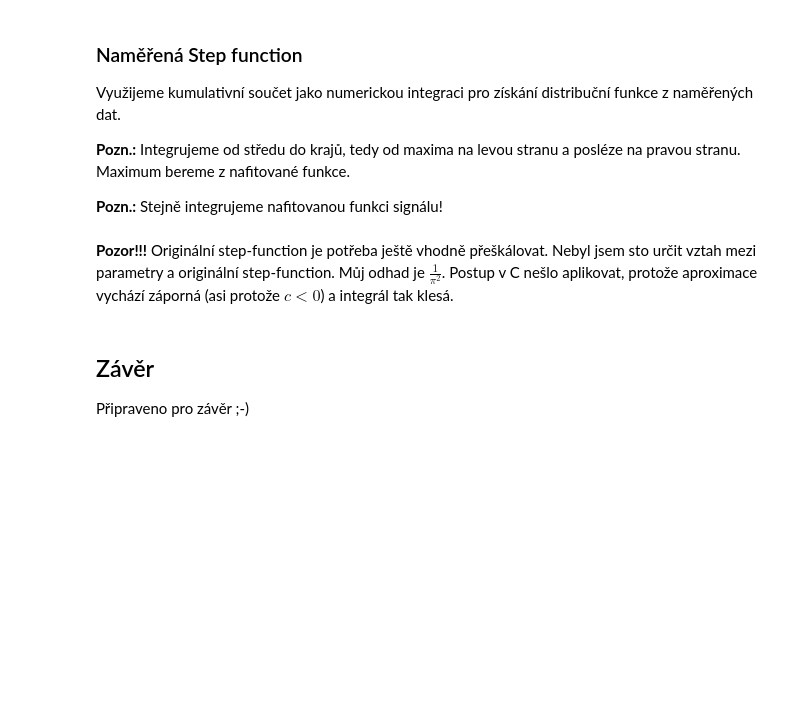
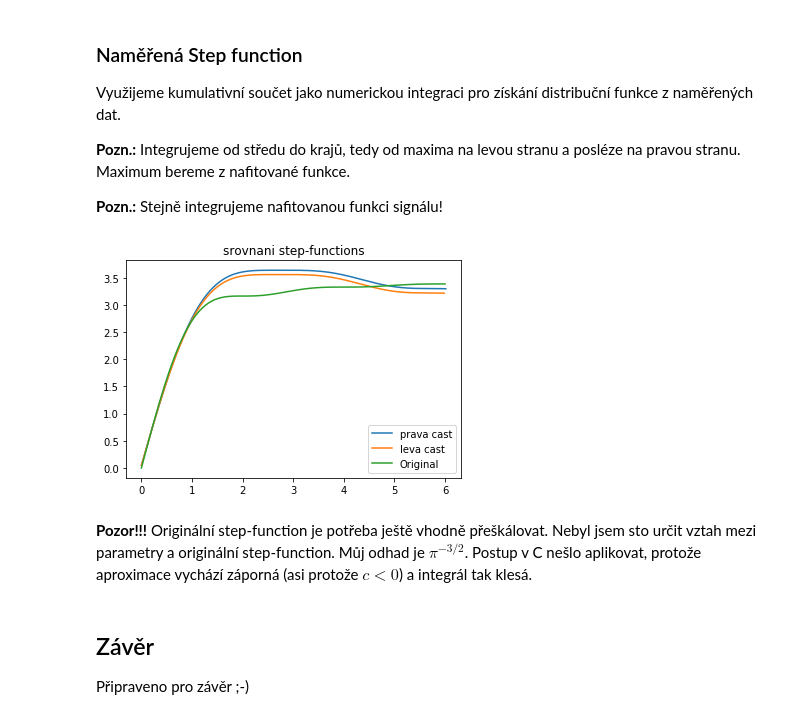
Before and after one commit to Tommekster/tyden-vedy-scintilator, a Jupyter notebook: stepfunction.ipynb, the cells around one changed output. Drawn from its saved outputs; the diff is of its cells as text; code cells hidden in the pictures; blank space fills up the shorter version.

```diff
--- a/stepfunction.ipynb
+++ b/stepfunction.ipynb
@@ -217,11 +254,13 @@ def plot_signal(sI):
 # %%
 plot_signal(sI_R);
 plot_signal(sI_L);
-plot_fn(lambda x: original_step_function(x)*b/(np.pi**2) , [1e-8, endPoint], 100);
+plot_fn(lambda x: original_step_function(x)*b/np.sqrt(np.pi**3) , [1e-8, endPoint], 100);
 plt.title('srovnani step-functions');
 plt.legend(labels=['prava cast','leva cast','Original']);
+# %% [output]
+[figure, added]
 # %% [markdown]
-**Pozor!!!** Originální step-function je potřeba ještě vhodně přeškálovat. Nebyl jsem sto určit vztah mezi parametry a originální step-function. Můj odhad je $\frac{1}{\pi^2}$. Postup v C nešlo aplikovat, protože aproximace vychází záporná (asi protože $ c < 0 $) a integrál tak klesá.
+**Pozor!!!** Originální step-function je potřeba ještě vhodně přeškálovat. Nebyl jsem sto určit vztah mezi parametry a originální step-function. Můj odhad je $\pi^{-3/2}$. Postup v C nešlo aplikovat, protože aproximace vychází záporná (asi protože $ c < 0 $) a integrál tak klesá.
 # %% [markdown]
 ## Závěr
 
```
Also changed, not shown: parts of 14 cells of this notebook.
